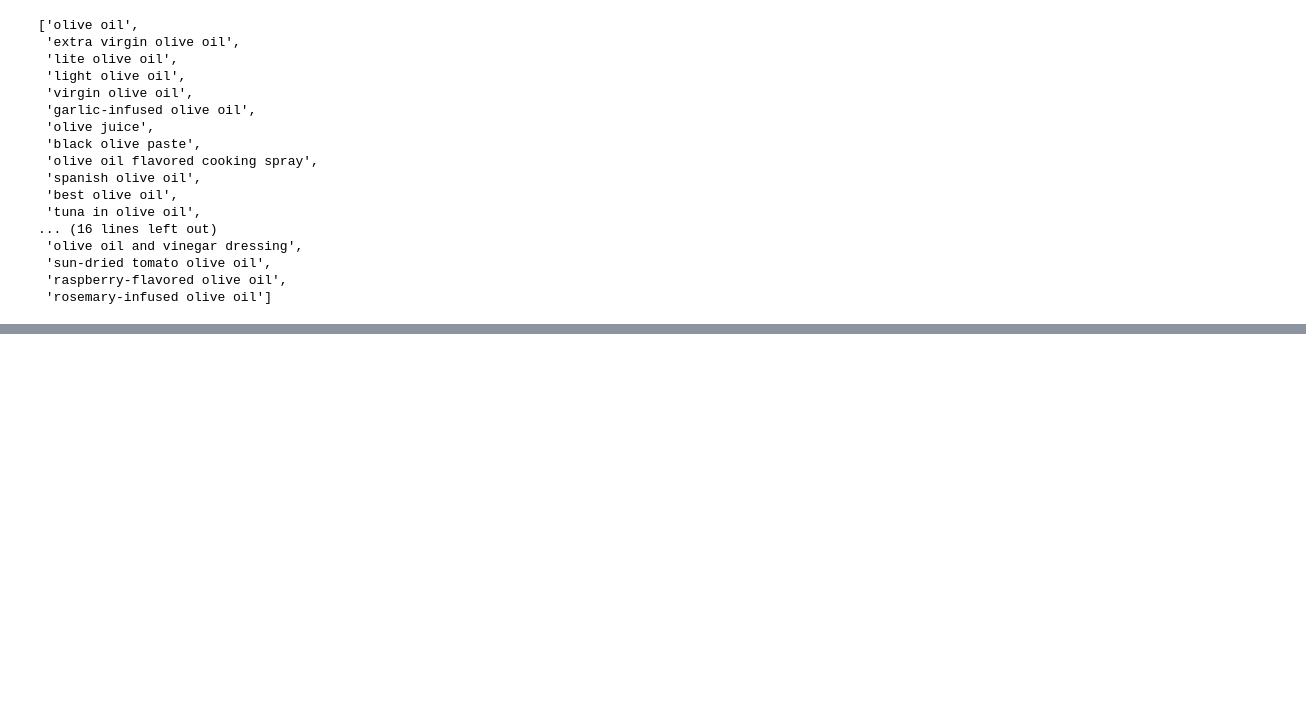
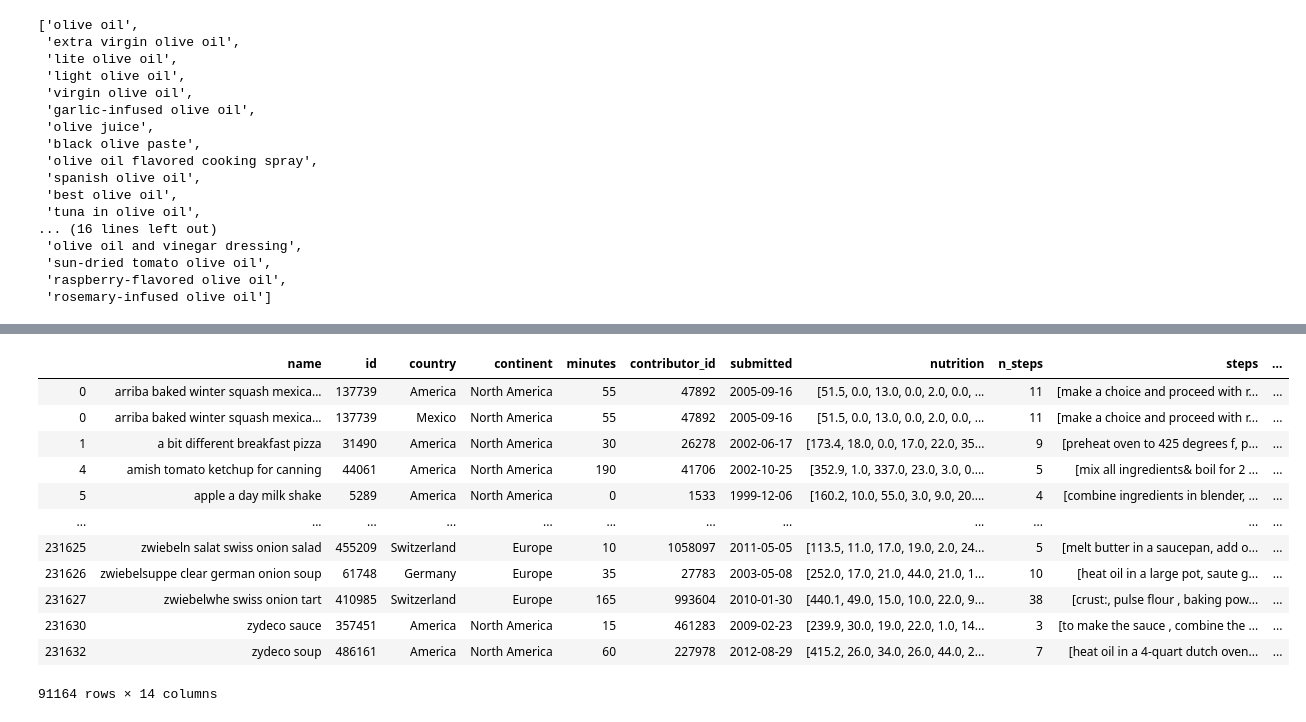
Before and after one commit to JiahuaWU/ada2019, a Jupyter notebook: Untitled.ipynb, the cells around one changed output, grey strips where cells are left out. Saved outputs shown, nothing was run; the diff lists cells and outputs as text; code cells hidden in the pictures; blank space fills up the shorter version.

Commit message:
cooking method cleaned

```diff
--- a/Untitled.ipynb
+++ b/Untitled.ipynb
@@ -492,0 +558,31 @@ recipe_seasoning
+# %%
+recipe_cooking = recipe_country.copy()
+# %%
+recipe_cooking['steps'] = recipe_cooking['steps'].apply(ast.literal_eval)
+# %%
+def judge_cooking(row):
+    r_list = set([])
+    for stc in row:
+        s_list = re.findall(r"[\w']+", stc)
+        for word in s_list:
+            if word in method_list:
+                r_list.add(word)
+    return r_list
+# %%
+recipe_cooking['method'] = recipe_cooking['steps'].apply(judge_cooking)
+# %%
+recipe_cooking
+# %% [output]
+|  | name | id | country | continent | minutes | contributor_id | submitted | nutrition | n_steps | steps | ... |
+| 0 | arriba baked winter squash mexica... | 137739 | America | North America | 55 | 47892 | 2005-09-16 | [51.5, 0.0, 13.0, 0.0, 2.0, 0.0, ... | 11 | [make a choice and proceed with r... | ... |
+| 0 | arriba baked winter squash mexica... | 137739 | Mexico | North America | 55 | 47892 | 2005-09-16 | [51.5, 0.0, 13.0, 0.0, 2.0, 0.0, ... | 11 | [make a choice and proceed with r... | ... |
+| 1 | a bit different breakfast pizza | 31490 | America | North America | 30 | 26278 | 2002-06-17 | [173.4, 18.0, 0.0, 17.0, 22.0, 35... | 9 | [preheat oven to 425 degrees f, p... | ... |
+| 4 | amish tomato ketchup for canning | 44061 | America | North America | 190 | 41706 | 2002-10-25 | [352.9, 1.0, 337.0, 23.0, 3.0, 0.... | 5 | [mix all ingredients& boil for 2 ... | ... |
+| 5 | apple a day milk shake | 5289 | America | North America | 0 | 1533 | 1999-12-06 | [160.2, 10.0, 55.0, 3.0, 9.0, 20.... | 4 | [combine ingredients in blender, ... | ... |
+| ... | ... | ... | ... | ... | ... | ... | ... | ... | ... | ... | ... |
+| 231625 | zwiebeln salat swiss onion salad | 455209 | Switzerland | Europe | 10 | 1058097 | 2011-05-05 | [113.5, 11.0, 17.0, 19.0, 2.0, 24... | 5 | [melt butter in a saucepan, add o... | ... |
+| 231626 | zwiebelsuppe clear german onion soup | 61748 | Germany | Europe | 35 | 27783 | 2003-05-08 | [252.0, 17.0, 21.0, 44.0, 21.0, 1... | 10 | [heat oil in a large pot, saute g... | ... |
+| 231627 | zwiebelwhe swiss onion tart | 410985 | Switzerland | Europe | 165 | 993604 | 2010-01-30 | [440.1, 49.0, 15.0, 10.0, 22.0, 9... | 38 | [crust:, pulse flour , baking pow... | ... |
+| 231630 | zydeco sauce | 357451 | America | North America | 15 | 461283 | 2009-02-23 | [239.9, 30.0, 19.0, 22.0, 1.0, 14... | 3 | [to make the sauce , combine the ... | ... |
+| 231632 | zydeco soup | 486161 | America | North America | 60 | 227978 | 2012-08-29 | [415.2, 26.0, 34.0, 26.0, 44.0, 2... | 7 | [heat oil in a 4-quart dutch oven... | ... |
+91164 rows × 14 columns
```
Also changed, not shown: parts of 3 cells of this notebook.
